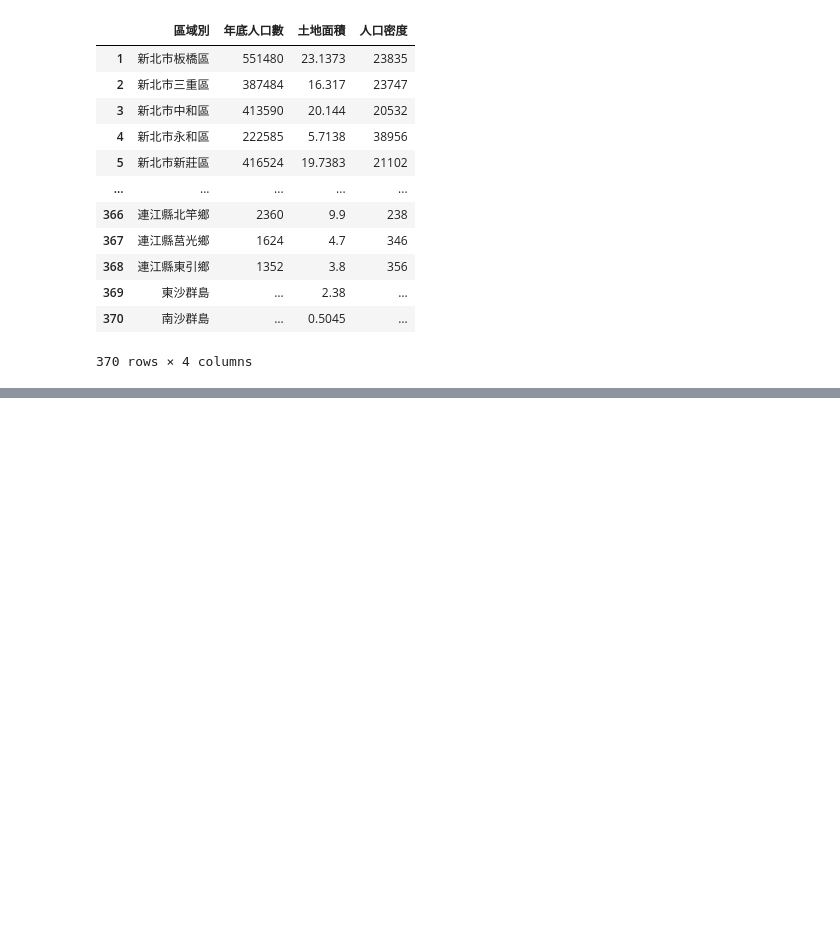
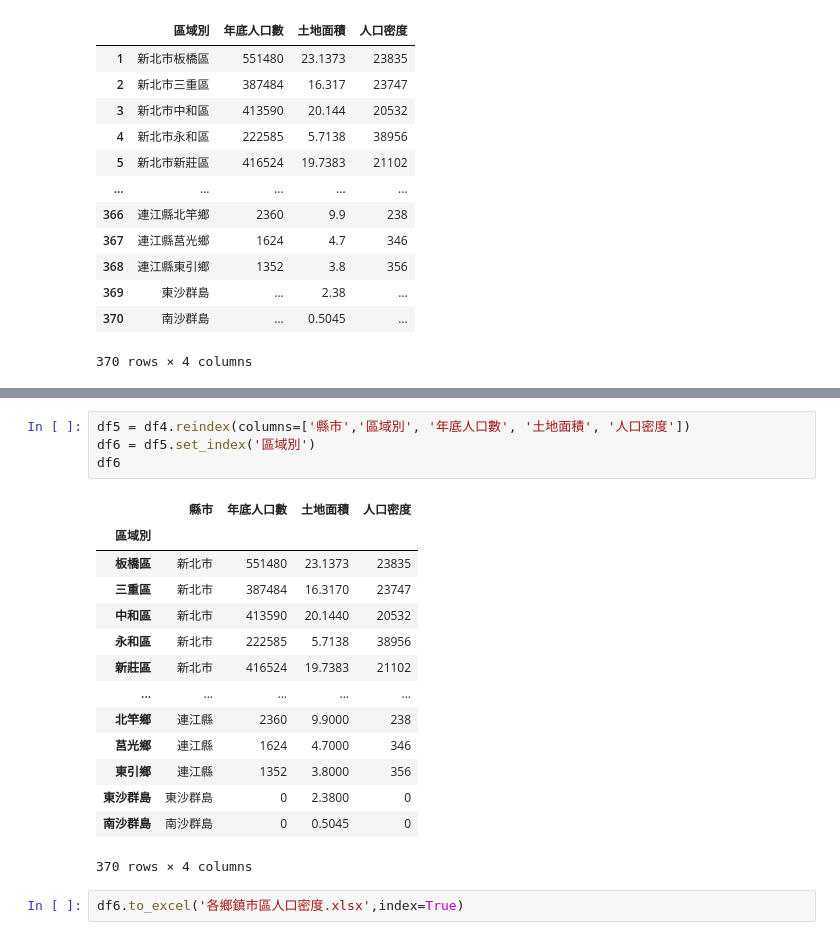
Before and after one commit to Allan2889/python, a Jupyter notebook: lesson18/lesson18_1.ipynb, the cells around one changed output, grey strips where cells are left out. Saved outputs shown, nothing was run; the diff lists cells and outputs as text; blank space fills up the shorter version.

```diff
--- a/lesson18/lesson18_1.ipynb
+++ b/lesson18/lesson18_1.ipynb
@@ -99,0 +201,21 @@ df4
+# %%
+df5 = df4.reindex(columns=['縣市','區域別', '年底人口數', '土地面積', '人口密度'])
+df6 = df5.set_index('區域別')
+df6
+# %% [output]
+|  | 縣市 | 年底人口數 | 土地面積 | 人口密度 |
+| 區域別 |  |  |  |  |
+| 板橋區 | 新北市 | 551480 | 23.1373 | 23835 |
+| 三重區 | 新北市 | 387484 | 16.3170 | 23747 |
+| 中和區 | 新北市 | 413590 | 20.1440 | 20532 |
+| 永和區 | 新北市 | 222585 | 5.7138 | 38956 |
+| 新莊區 | 新北市 | 416524 | 19.7383 | 21102 |
+| ... | ... | ... | ... | ... |
+| 北竿鄉 | 連江縣 | 2360 | 9.9000 | 238 |
+| 莒光鄉 | 連江縣 | 1624 | 4.7000 | 346 |
+| 東引鄉 | 連江縣 | 1352 | 3.8000 | 356 |
+| 東沙群島 | 東沙群島 | 0 | 2.3800 | 0 |
+| 南沙群島 | 南沙群島 | 0 | 0.5045 | 0 |
+370 rows × 4 columns
+# %%
+df6.to_excel('各鄉鎮市區人口密度.xlsx',index=True)
```
Also changed, not shown: parts of 8 cells of this notebook, 1 other file.
